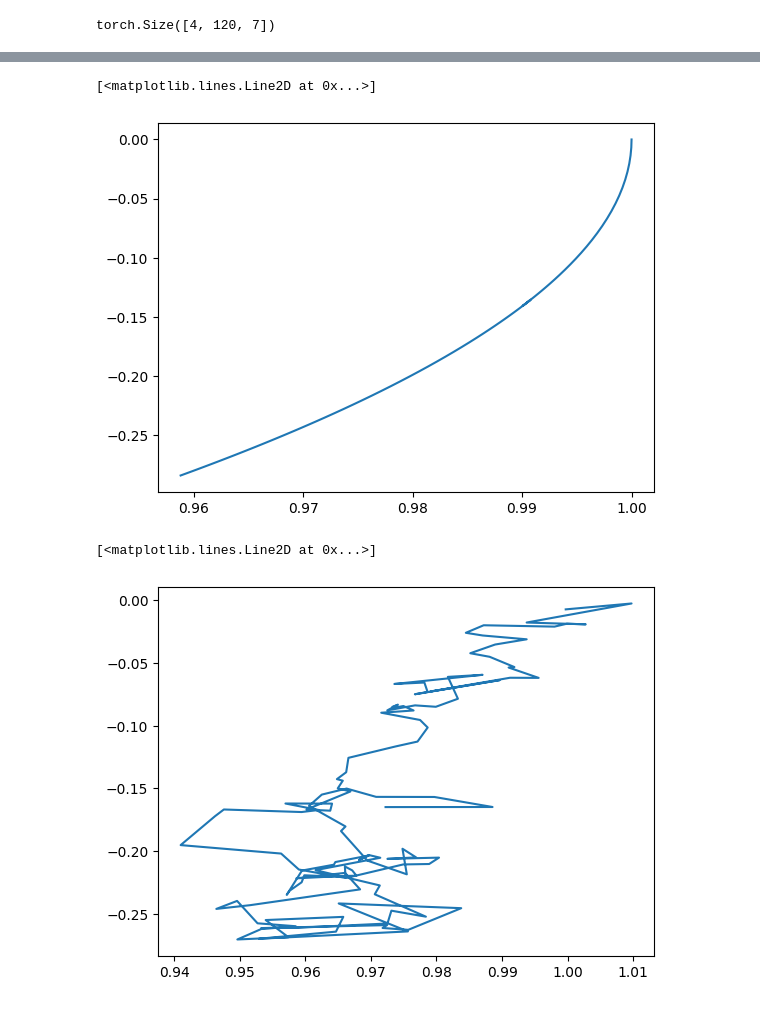
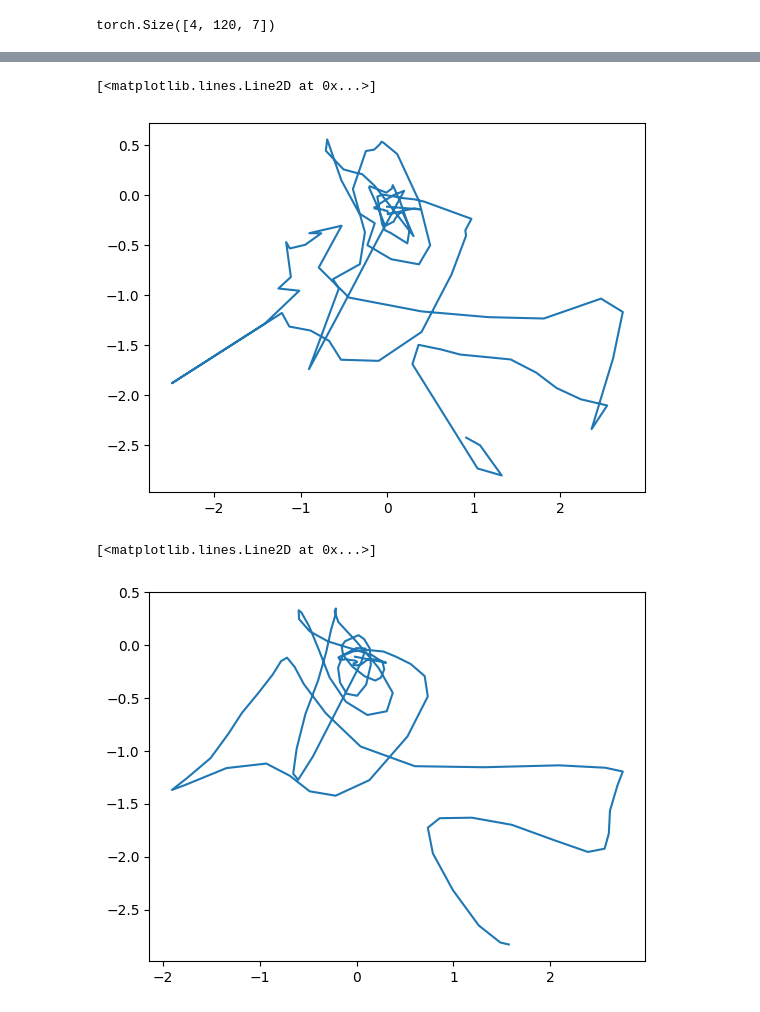
Before and after one commit to sohananisetty/ATCMG, a Jupyter notebook: SMPLX_VQVAE.ipynb, the cells around one changed output, grey strips where cells are left out. Saved outputs shown, nothing was run; the diff lists cells and outputs as text; code cells hidden in the pictures.

```diff
--- a/SMPLX_VQVAE.ipynb
+++ b/SMPLX_VQVAE.ipynb
@@ -201,4 +223,4 @@ array(['idea400/subset_0034/Simultaneously_Drawing_And_Sitting.npy',
 # %%
 gt_motion = batch["motion"][0].to(device)
 # %%
-gt_motion[0].shape
+gt_motion = remtrans(gt_motion)
@@ -214,0 +349,2 @@ torch.Size([4, 120, 317])
+# %%
+gt_motion = addtrans(gt_motion)
@@ -383,6 +515,6 @@ loaded model with  0.0796232670545578 tensor([40000.], device='cuda:0') steps
 # %%
 train_ds, sampler_train, weights_train = load_dataset(
-            dataset_names=["aist" , "beat"],
+            dataset_names=["choreomaster" , "idea400"],
             dataset_args=body_cfg.dataset,
             split="train",
         )
@@ -445,7 +579,9 @@ r_rot_rec = cossin2quat(r_rot2)
 # %%
 with torch.no_grad():
     out = trans_model(gt_motion)
-    pred_traj = out.decoded_motion[...,:2]
-    pred_orient = out.decoded_motion[...,2:]
+    pred_traj = out.decoded_motion[...,:2].cpu().numpy()
+    pred_orient = out.decoded_motion[...,2:].cpu().clamp(min = -1, max = 1).numpy()
+    pred_orient[:,0,0] = 1
+    pred_orient[:,0,1] = 0
 # %%
 with torch.no_grad():
@@ -455,10 +631,10 @@ torch.Size([120, 2])
 # %%
-plt.plot(r_rot2[0].cpu()[: , 0] , r_rot2[0].cpu()[: , 1] )
+plt.plot(rel_pos[0].cpu()[: , 0] , rel_pos[0].cpu()[: , 1] )
 # %% [output]
 [<matplotlib.lines.Line2D at 0x...>]
-[figure, old version]
+[figure, new version]
 # %%
-plt.plot(pred_orient[0].cpu()[: , 0] , pred_orient[0].cpu()[: , 1] )
+plt.plot(pred_traj[0][: , 0] , pred_traj[0][: , 1] )
 # %% [output]
 [<matplotlib.lines.Line2D at 0x...>]
-[figure, old version]
+[figure, new version]
```
Also changed, not shown: parts of 39 cells of this notebook, 23 other files.
